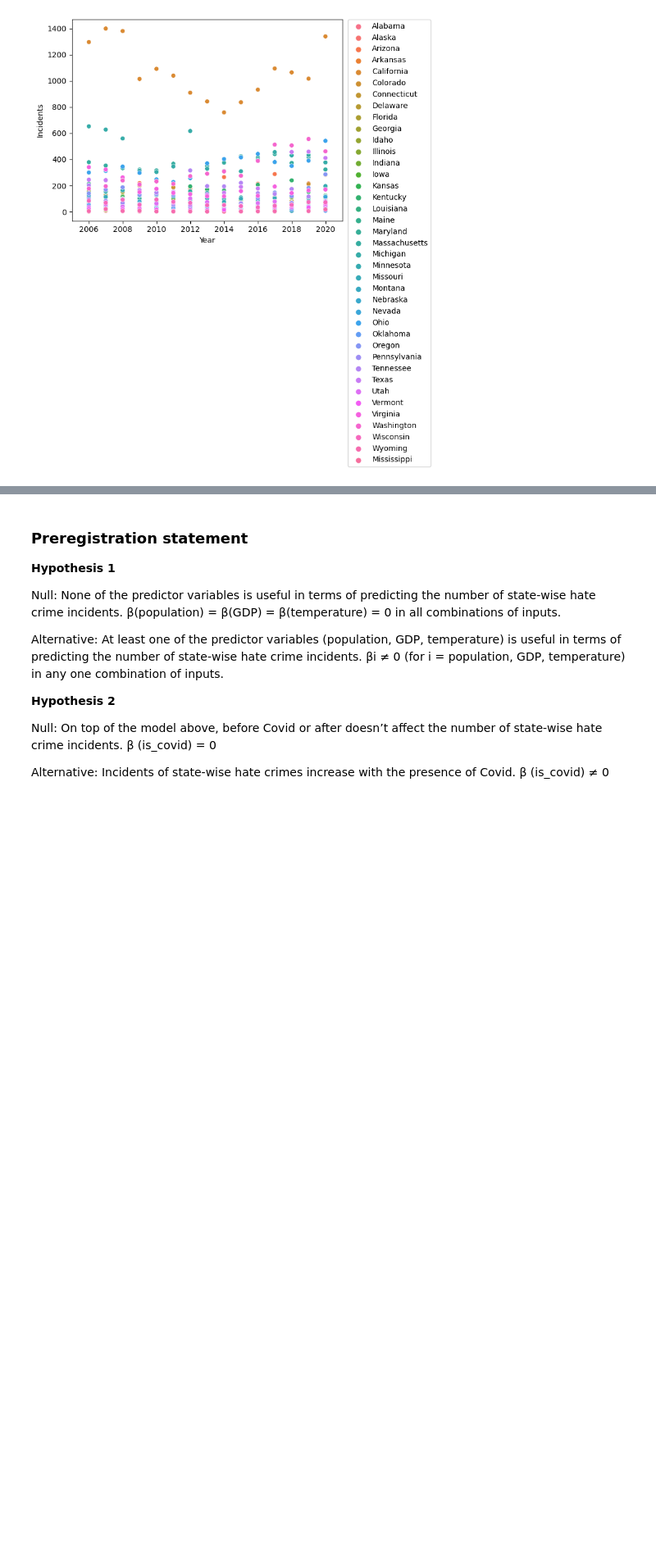
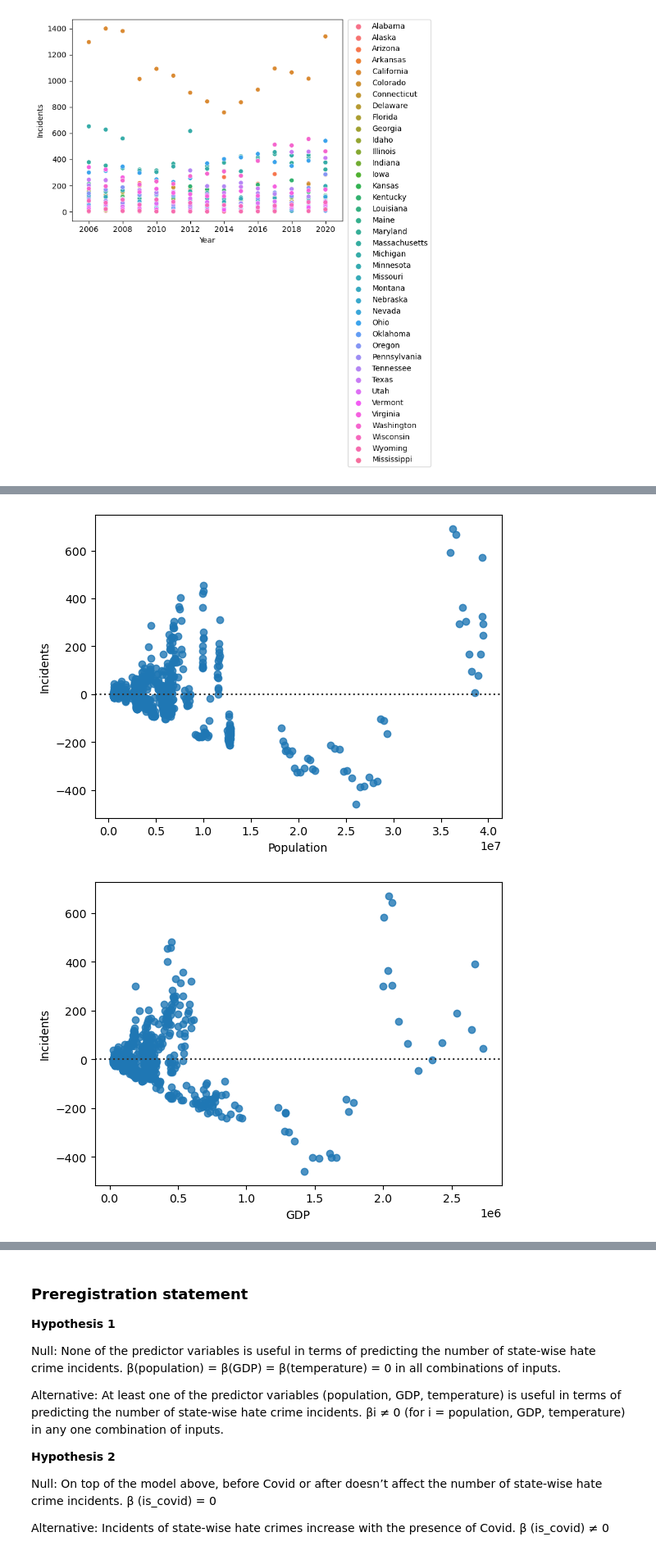
Before and after one commit to ChenTsizhen/2950_Project, a Jupyter notebook: master.ipynb, the cells around one changed output, grey strips where cells are left out. Shown at 82% size. Drawn from its saved outputs; the diff is of its cells as text; code cells hidden in the pictures; blank space fills up the shorter version.

```diff
--- a/master.ipynb
+++ b/master.ipynb
@@ -221,0 +266,8 @@ plt.show()
+# %%
+var = df.columns[[2,3,5,6,7,8]]
+for v in var:
+    sns.residplot(data=df, x=v, y='Incidents')
+    plt.show()
+# %% [output]
+[figure, added]
+[figure, added]
```
Also changed, not shown: parts of 17 cells of this notebook, 7 other files.
